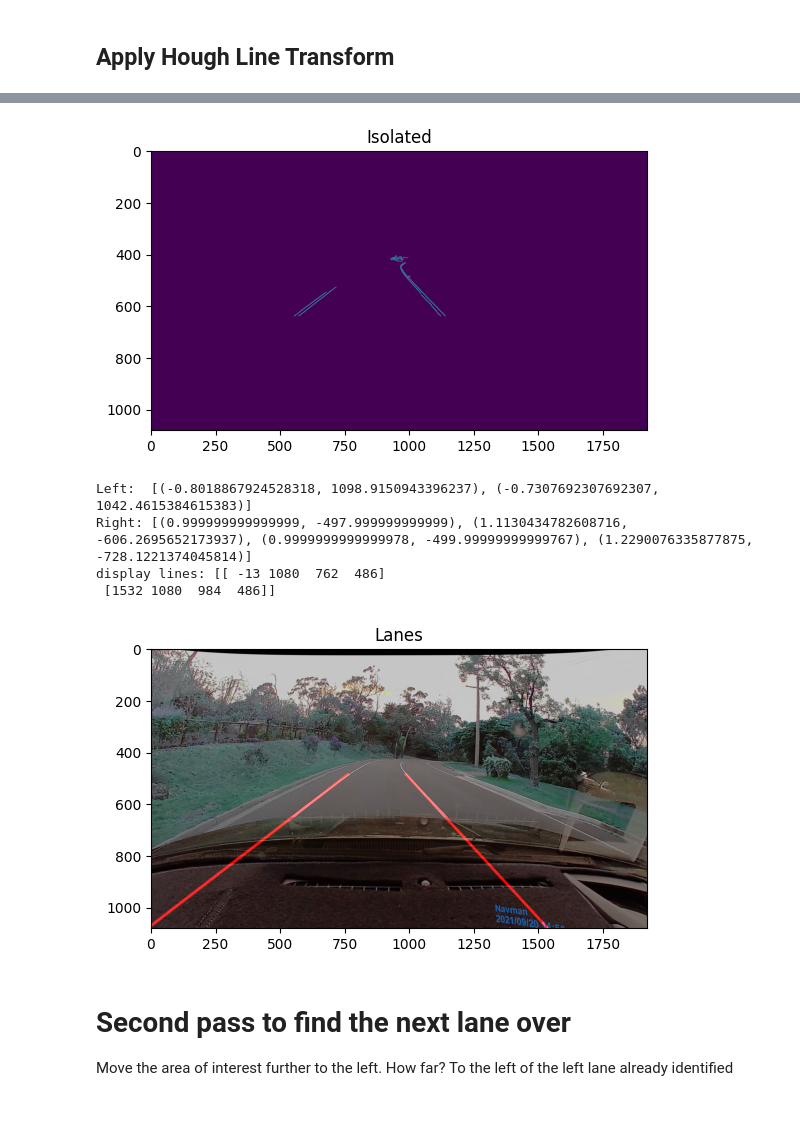
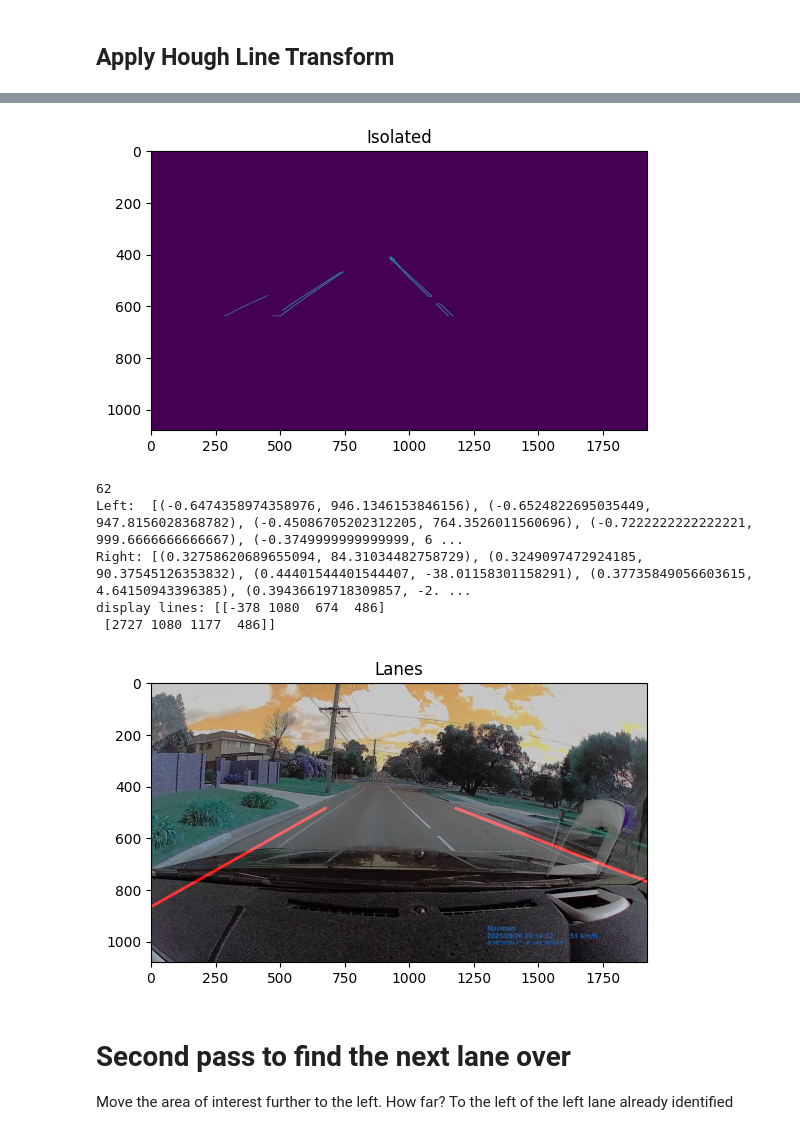
Before and after one commit to tylerrmit/minor_thesis, a Jupyter notebook: jupyter/Lane_Detection.ipynb, the cells around one changed output, grey strips where cells are left out. Saved outputs shown, nothing was run; the diff lists cells and outputs as text; code cells hidden in the pictures.

```diff
--- a/jupyter/Lane_Detection.ipynb
+++ b/jupyter/Lane_Detection.ipynb
@@ -24,7 +24,8 @@ if module_path_root not in sys.path:
     sys.path.append(module_path_root)
 
 #sample_file = os.path.join(os.pardir, 'data_sources', 'sample_dashcam_lanes.png')
-sample_file = os.path.join(module_path_root, 'data_sources', 'dashcam_samples', 'corrected_ram_01_02160.png')
+#sample_file = os.path.join(module_path_root, 'data_sources', 'dashcam_samples', 'corrected_ram_01_02160.png')
+sample_file = os.path.join(module_path_root, 'data_sources', 'evil2.png')
 
 original_image = cv2.imread(sample_file)
 original_image = cv2.cvtColor(original_image, cv2.COLOR_BGR2RGB)
@@ -198,7 +222,7 @@ def average(image, lines, limit):
         right_line, right_slope, right_int = make_points(image, right_avg, limit)
     else:
         right_avg   = None
-        right_line   = None
+        right_line  = None
         right_slope = None
         right_int   = None
 
@@ -238,6 +262,10 @@ initial_region = np.array([
     [(500, 640), (int(width/2), 400), (width-500, 640)]
 ])
 
+initial_region = np.array([
+    [(200, 640), (int(width/2), 400), (width-500, 640)]
+])
+
 isolated = region(canny_image, initial_region)
 
 plt.imshow(canny_image)
@@ -250,7 +278,21 @@ plt.show()
 
 #DRAWING LINES: (order of params) --> region of interest, bin size (P, theta), min intersections needed, placeholder array,
 #lines = cv2.HoughLinesP(isolated, 2, np.pi/180, 100, np.array([]), minLineLength=40, maxLineGap=5)
+
 lines = cv2.HoughLinesP(isolated, 2, np.pi/60, 100, np.array([]), minLineLength=10, maxLineGap=50)
+
+lines = cv2.HoughLinesP(
+    cropped_image,
+    rho           = 2,
+    theta         = np.pi/60, # 60, 180
+    threshold     = 100, #160, 100
+    lines         = np.array([]),
+    minLineLength = 10, #10, 100
+    maxLineGap    = 50 #100, 5
+)
+
+
+print(len(lines))
 
 averaged_lines1, left_slope1, left_int1, right_slope1, right_int1 = average(copy, lines, 9/20)
 black_lines = display_lines(copy, averaged_lines1)
@@ -265,9 +307,10 @@ plt.show()
-[figure, old version]
+[figure, new version]
-Left:  [(-0.8018867924528318, 1098.9150943396237), (-0.7307692307692307, 1042.4615384615383)]
-Right: [(0.999999999999999, -497.999999999999), (1.1130434782608716, -606.2695652173937), (0.9999999999999978, -499.99999999999767), (1.2290076335877875, -728.1221374045814)]
-display lines: [[ -13 1080  762  486]
- [1532 1080  984  486]]
+62
+Left:  [(-0.6474358974358976, 946.1346153846156), (-0.6524822695035449, 947.8156028368782), (-0.45086705202312205, 764.3526011560696), (-0.7222222222222221, 999.6666666666667), (-0.3749999999999999, 6 ...
+Right: [(0.32758620689655094, 84.31034482758729), (0.3249097472924185, 90.37545126353832), (0.44401544401544407, -38.01158301158291), (0.37735849056603615, 4.64150943396385), (0.39436619718309857, -2. ...
+display lines: [[-378 1080  674  486]
+ [2727 1080 1177  486]]
-[figure, old version]
+[figure, new version]
 # %% [markdown]
 # Second pass to find the next lane over
 
```
Also changed, not shown: parts of 10 cells of this notebook, 16 other files.
